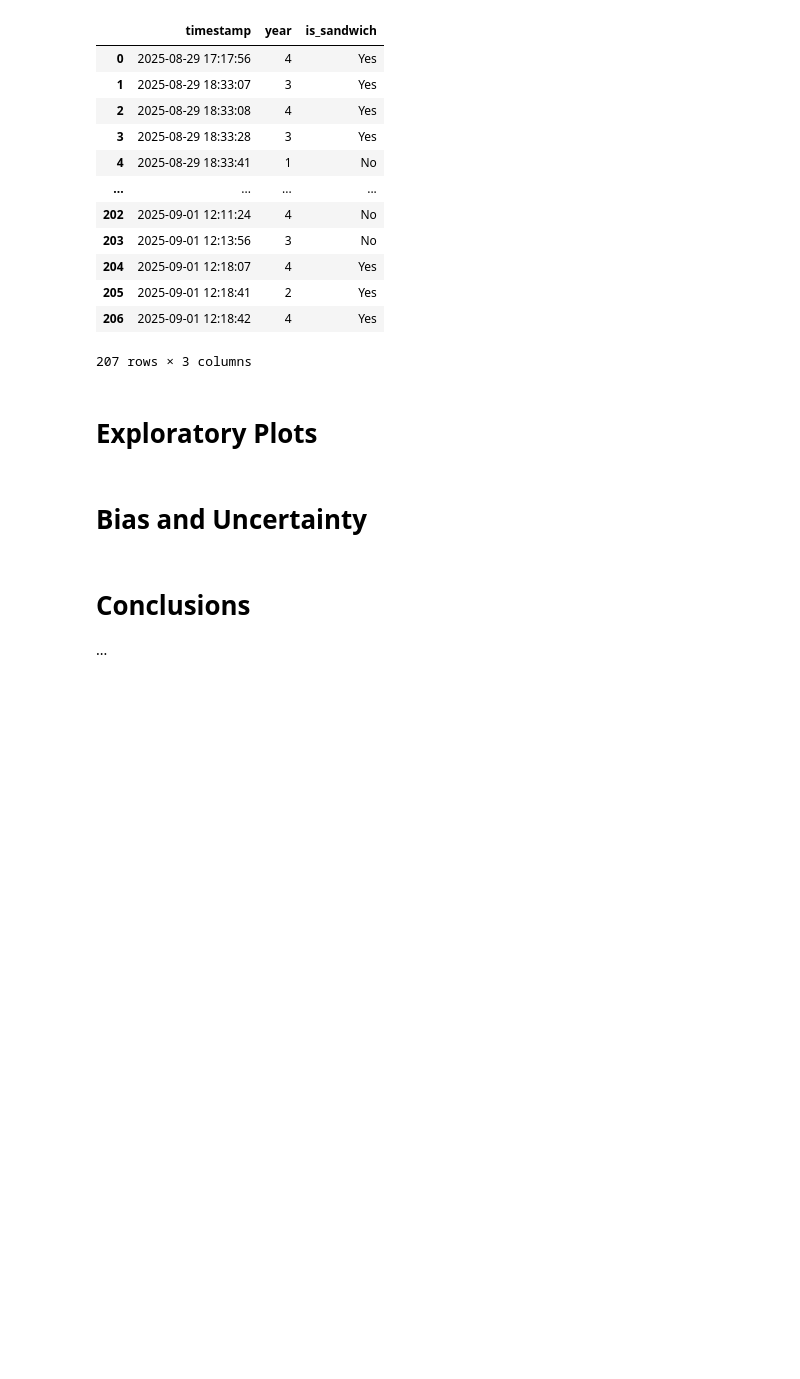
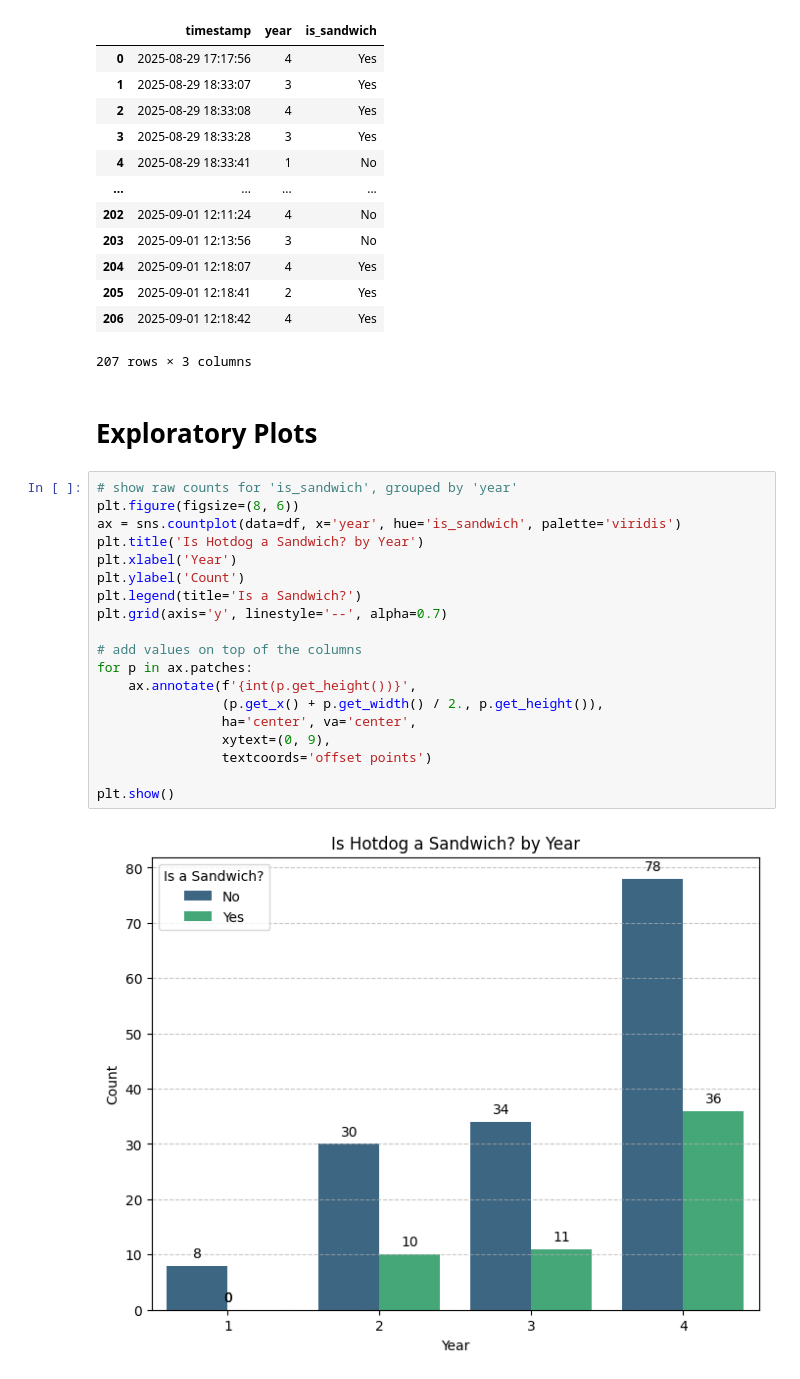
Before and after one commit to McMeans/ds-4002-hotdog, a Jupyter notebook: hogdog.ipynb, the cells around one changed output. Drawn from its saved outputs; the diff is of its cells as text; blank space fills up the shorter version.

Commit message:
show plots

```diff
--- a/hogdog.ipynb
+++ b/hogdog.ipynb
@@ -54,9 +57,24 @@ df
 207 rows × 3 columns
 # %% [markdown]
 # Exploratory Plots
-# %% [markdown]
-# Bias and Uncertainty
-# %% [markdown]
-# Conclusions
-
-...
+# %%
+# show raw counts for 'is_sandwich', grouped by 'year'
+plt.figure(figsize=(8, 6))
+ax = sns.countplot(data=df, x='year', hue='is_sandwich', palette='viridis')
+plt.title('Is Hotdog a Sandwich? by Year')
+plt.xlabel('Year')
+plt.ylabel('Count')
+plt.legend(title='Is a Sandwich?')
+plt.grid(axis='y', linestyle='--', alpha=0.7)
+
+# add values on top of the columns
+for p in ax.patches:
+    ax.annotate(f'{int(p.get_height())}',
+                (p.get_x() + p.get_width() / 2., p.get_height()),
+                ha='center', va='center',
+                xytext=(0, 9),
+                textcoords='offset points')
+
+plt.show()
+# %% [output]
+[figure, added]
```
Also changed, not shown: parts of 3 cells of this notebook.
